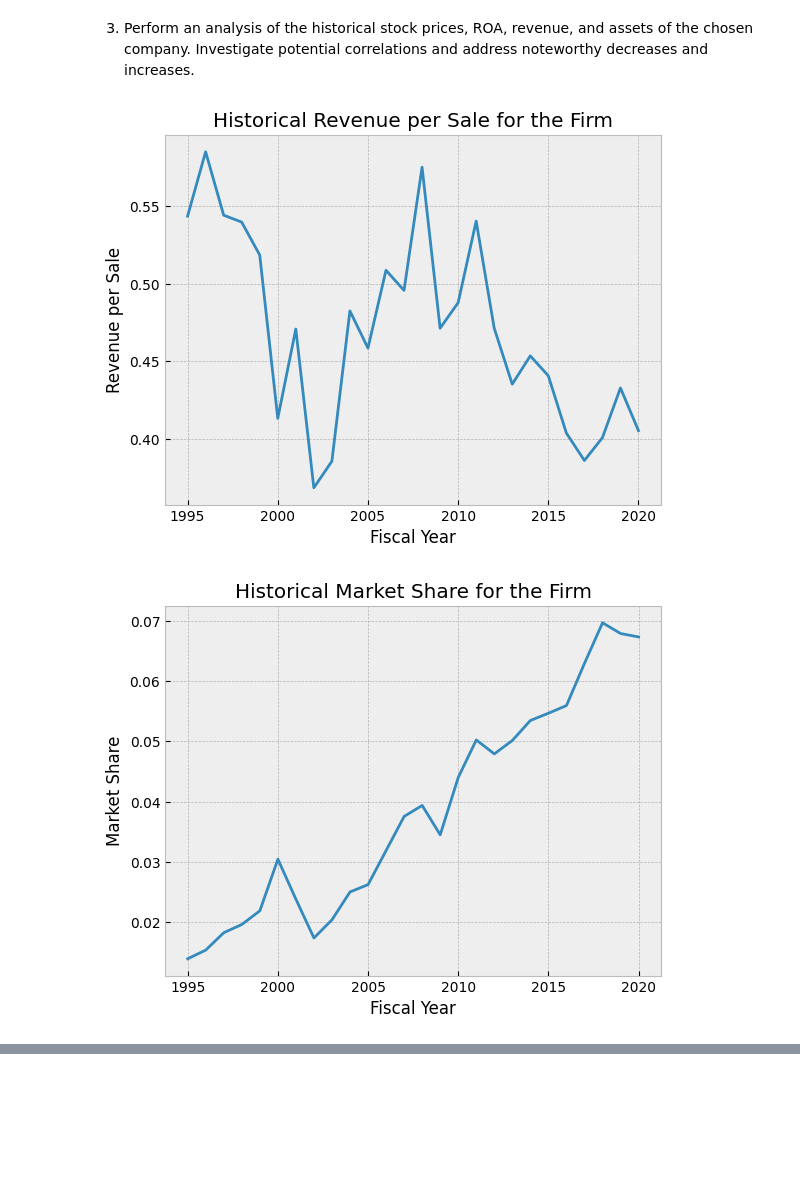
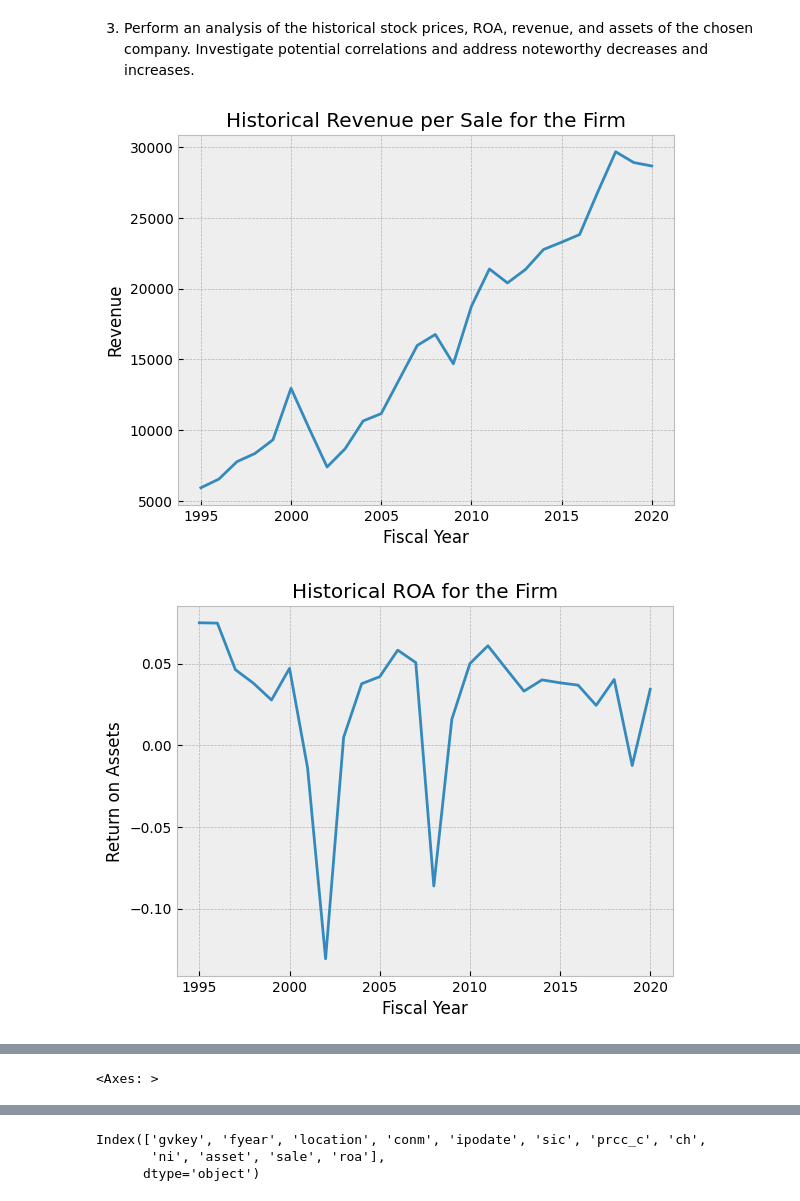
Before and after one commit to ChetanSarda99/BAIT508_GroupProject, a Jupyter notebook: _project.ipynb, the cells around one changed output, grey strips where cells are left out. Drawn from its saved outputs; the diff is of its cells as text; code cells hidden in the pictures; blank space fills up the shorter version.

```diff
--- a/_project.ipynb
+++ b/_project.ipynb
@@ -345,7 +350,7 @@ F.	[Firm Analysis and Strategy Suggestion; 10 points] This is an open question.
 # %%
 dsimilar = DocumentSimilarity(model = model, gvkeys=merged_pf_i1_2020['gvkey'], conm = merged_pf_i1_2020['conm'],
                        keywordslist = merged_pf_i1_2020['keyword_tfidf_top10'])
-firm = 1773
+firm = merged_pf_i1_2020.loc[merged_pf_i1_2020['sale'].idxmax(), 'gvkey']
 dsimilar.get_firm_embedding(firm)
 most_similar_firms_ = dsimilar.most_similar(firm, topn = 5)
 most_similar_firms_
@@ -390,20 +395,32 @@ for col in columns_to_plot:
 # %%
 historical_data_for_firm = public_firms[public_firms['gvkey'] == firm].copy()
 historical_data_for_firm
-historical_data_for_firm['revenue_per_sale'] = (historical_data_for_firm['sale'] - historical_data_for_firm['asset'])/historical_data_for_firm['sale']
-historical_data_for_firm['market_share'] = historical_data_for_firm['sale'] / historical_data_for_firm['sale'].sum()
 
-sns.lineplot(x='fyear', y='revenue_per_sale', data=historical_data_for_firm)
+sns.lineplot(x='fyear', y='sale', data=historical_data_for_firm)
 plt.xlabel('Fiscal Year')
-plt.ylabel('Revenue per Sale')
+plt.ylabel('Revenue')
 plt.title('Historical Revenue per Sale for the Firm')
 plt.show()
 
-sns.lineplot(x='fyear', y='market_share', data=historical_data_for_firm)
+sns.lineplot(x='fyear', y='roa', data=historical_data_for_firm)
 plt.xlabel('Fiscal Year')
-plt.ylabel('Market Share')
-plt.title('Historical Market Share for the Firm')
+plt.ylabel('Return on Assets')
+plt.title('Historical ROA for the Firm')
 plt.show()
+
+sns.lineplot(x='fyear', y='prcc_c', data=historical_data_for_firm)
+plt.xlabel('Fiscal Year')
+plt.ylabel('Stock Price')
+plt.title('Historical Stock Price for the Firm')
+plt.show()
+
+sns.lineplot(x='fyear', y='asset', data=historical_data_for_firm)
+plt.xlabel('Fiscal Year')
+plt.ylabel('Assets')
+plt.title('Historical Assets value for the Firm')
+plt.show()
+
+sns.heatmap(historical_data_for_firm[['prcc_c', 'ch', 'ni', 'asset', 'sale', 'roa']].corr(numeric_only=True), annot=True)
 # %% [output]
-[figure, old version]
+[figure, new version]
-[figure, old version]
+[figure, new version]
@@ -409,0 +429 @@ plt.show()
+<Axes: >
@@ -409,0 +431,6 @@ plt.show()
+# %%
+historical_data_for_firm.columns
+# %% [output]
+Index(['gvkey', 'fyear', 'location', 'conm', 'ipodate', 'sic', 'prcc_c', 'ch',
+       'ni', 'asset', 'sale', 'roa'],
+      dtype='object')
```
Also changed, not shown: parts of 4 cells of this notebook.
